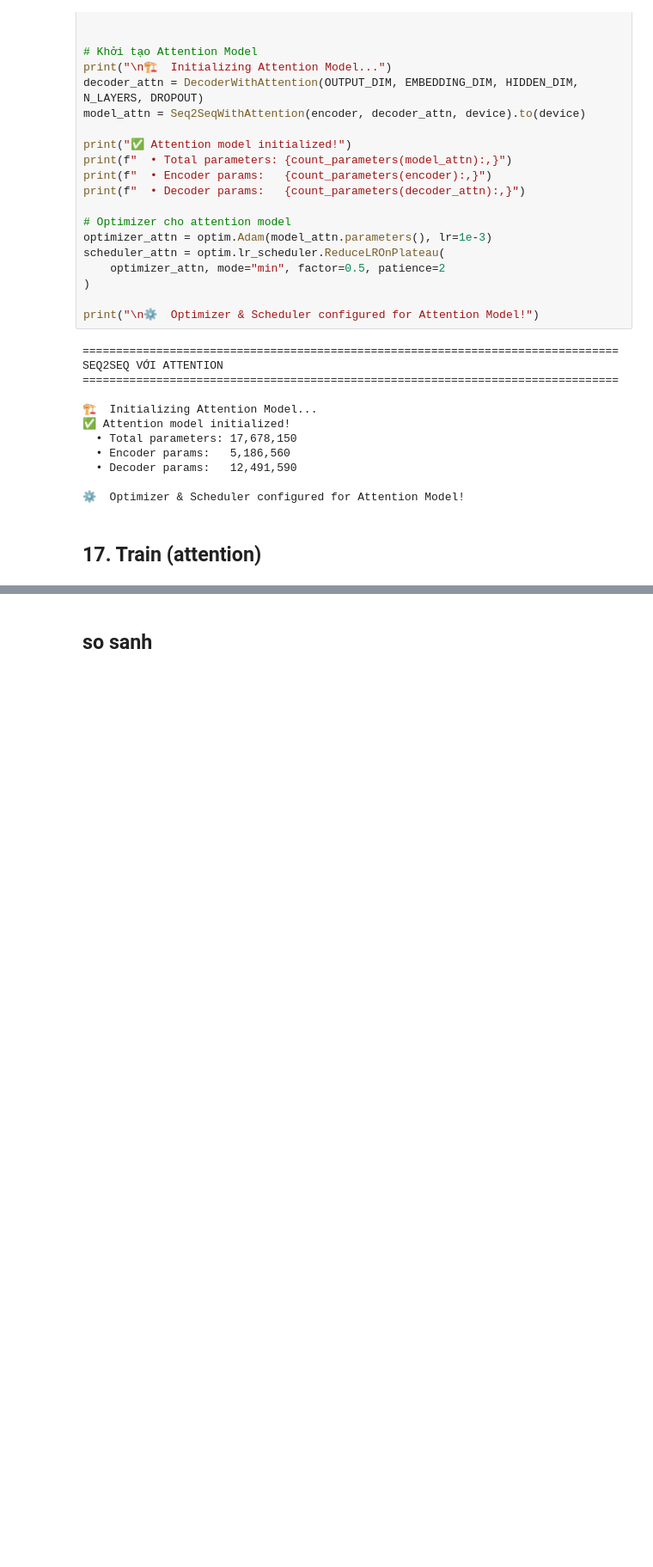
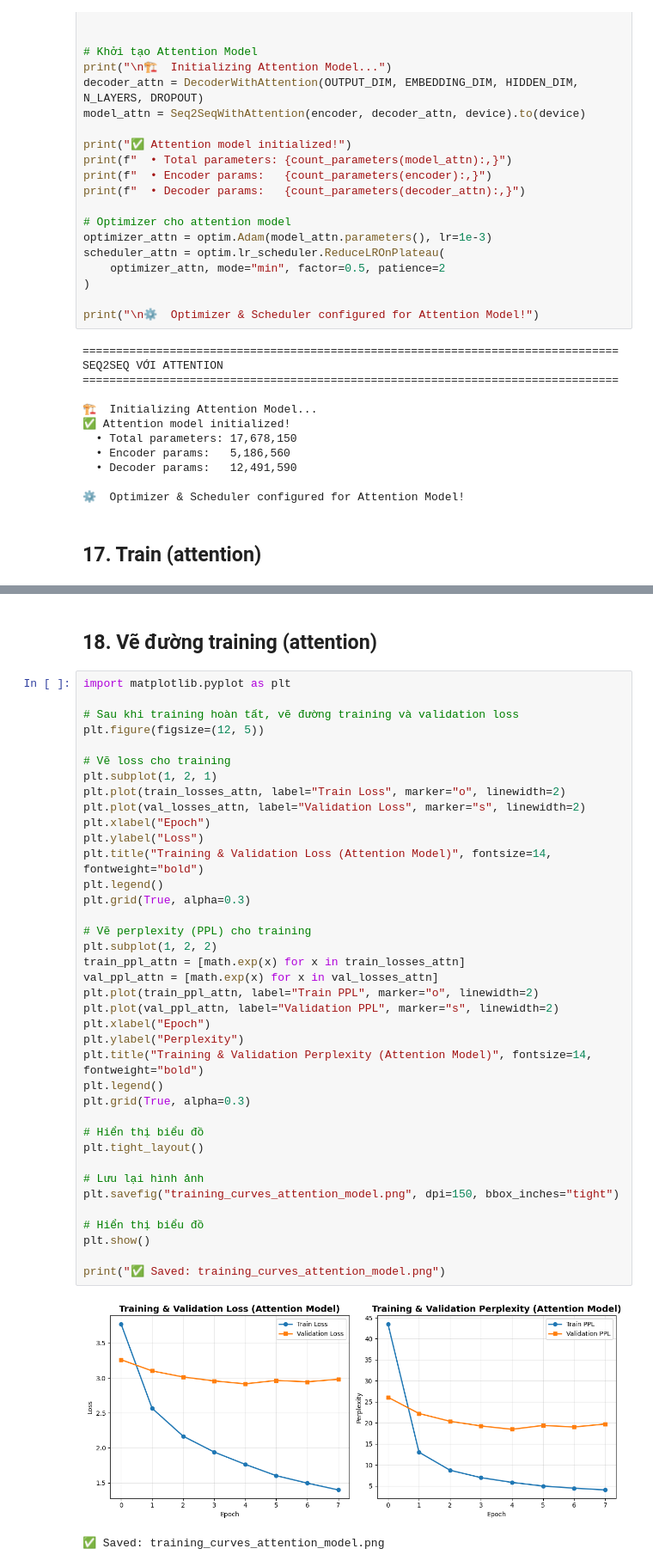
Before and after one commit to lehongminhh2004/NLP, a Jupyter notebook: notebooks/NLP_LSTM.ipynb, the cells around one changed output, grey strips where cells are left out. Shown: that part at 86% size. Saved outputs shown, nothing was run; the diff lists cells and outputs as text; blank space fills up the shorter version.

```diff
--- a/notebooks/NLP_LSTM.ipynb
+++ b/notebooks/NLP_LSTM.ipynb
@@ -1092,2 +1094,43 @@ HUẤN LUYỆN MÔ HÌNH VỚI ATTENTION
-# %% [markdown]
-## so sanh
+# %% [markdown]
+## 18. Vẽ đường training (attention)
+# %%
+import matplotlib.pyplot as plt
+
+# Sau khi training hoàn tất, vẽ đường training và validation loss
+plt.figure(figsize=(12, 5))
+
+# Vẽ loss cho training
+plt.subplot(1, 2, 1)
+plt.plot(train_losses_attn, label="Train Loss", marker="o", linewidth=2)
+plt.plot(val_losses_attn, label="Validation Loss", marker="s", linewidth=2)
+plt.xlabel("Epoch")
+plt.ylabel("Loss")
+plt.title("Training & Validation Loss (Attention Model)", fontsize=14, fontweight="bold")
+plt.legend()
+plt.grid(True, alpha=0.3)
+
+# Vẽ perplexity (PPL) cho training
+plt.subplot(1, 2, 2)
+train_ppl_attn = [math.exp(x) for x in train_losses_attn]
+val_ppl_attn = [math.exp(x) for x in val_losses_attn]
+plt.plot(train_ppl_attn, label="Train PPL", marker="o", linewidth=2)
+plt.plot(val_ppl_attn, label="Validation PPL", marker="s", linewidth=2)
+plt.xlabel("Epoch")
+plt.ylabel("Perplexity")
+plt.title("Training & Validation Perplexity (Attention Model)", fontsize=14, fontweight="bold")
+plt.legend()
+plt.grid(True, alpha=0.3)
+
+# Hiển thị biểu đồ
+plt.tight_layout()
+
+# Lưu lại hình ảnh
+plt.savefig("training_curves_attention_model.png", dpi=150, bbox_inches="tight")
+
+# Hiển thị biểu đồ
+plt.show()
+
+print("✅ Saved: training_curves_attention_model.png")
+# %% [output]
+[figure, added]
+✅ Saved: training_curves_attention_model.png
```
Also changed, not shown: parts of 21 cells of this notebook, 1 other file.
